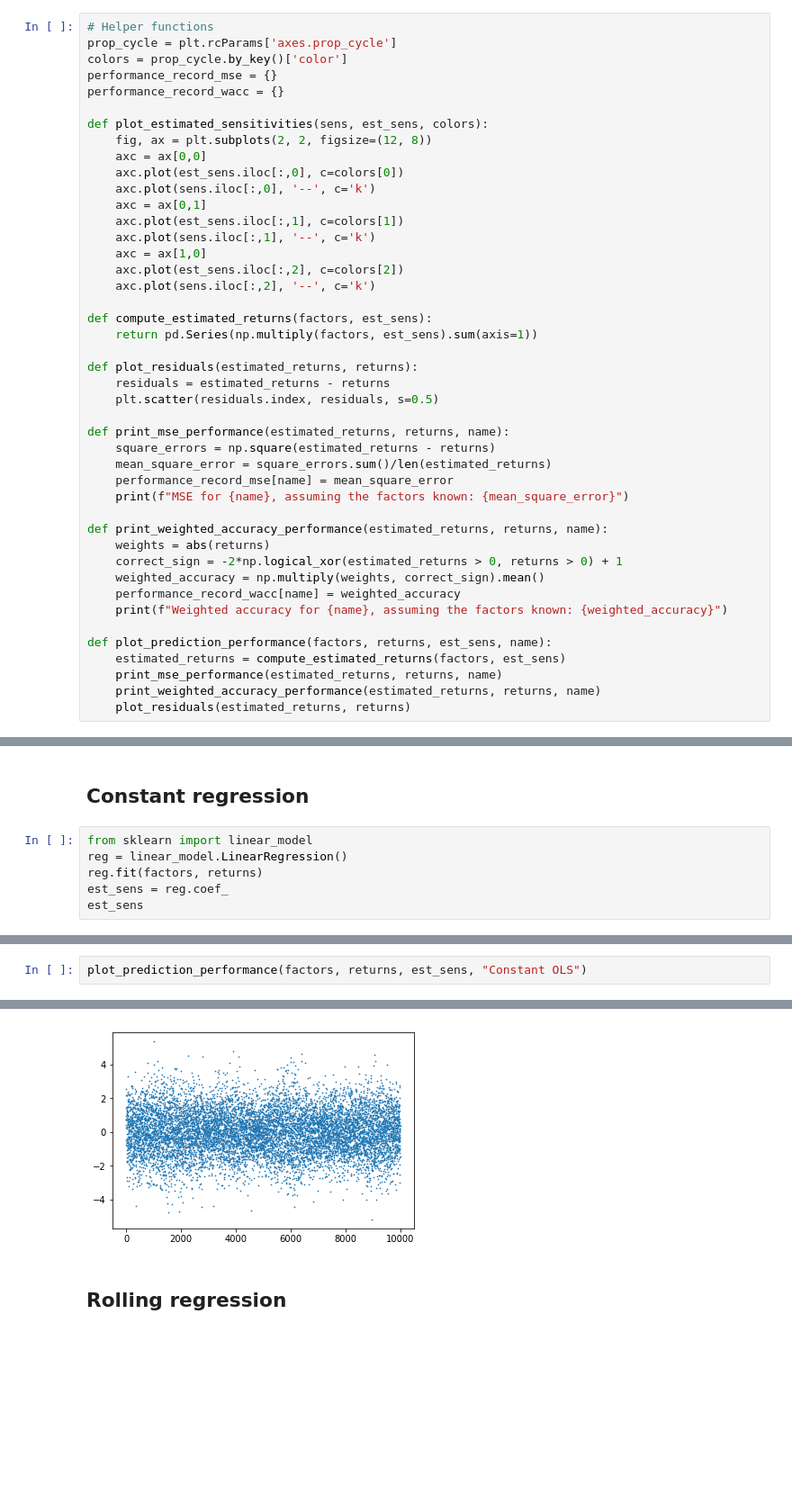
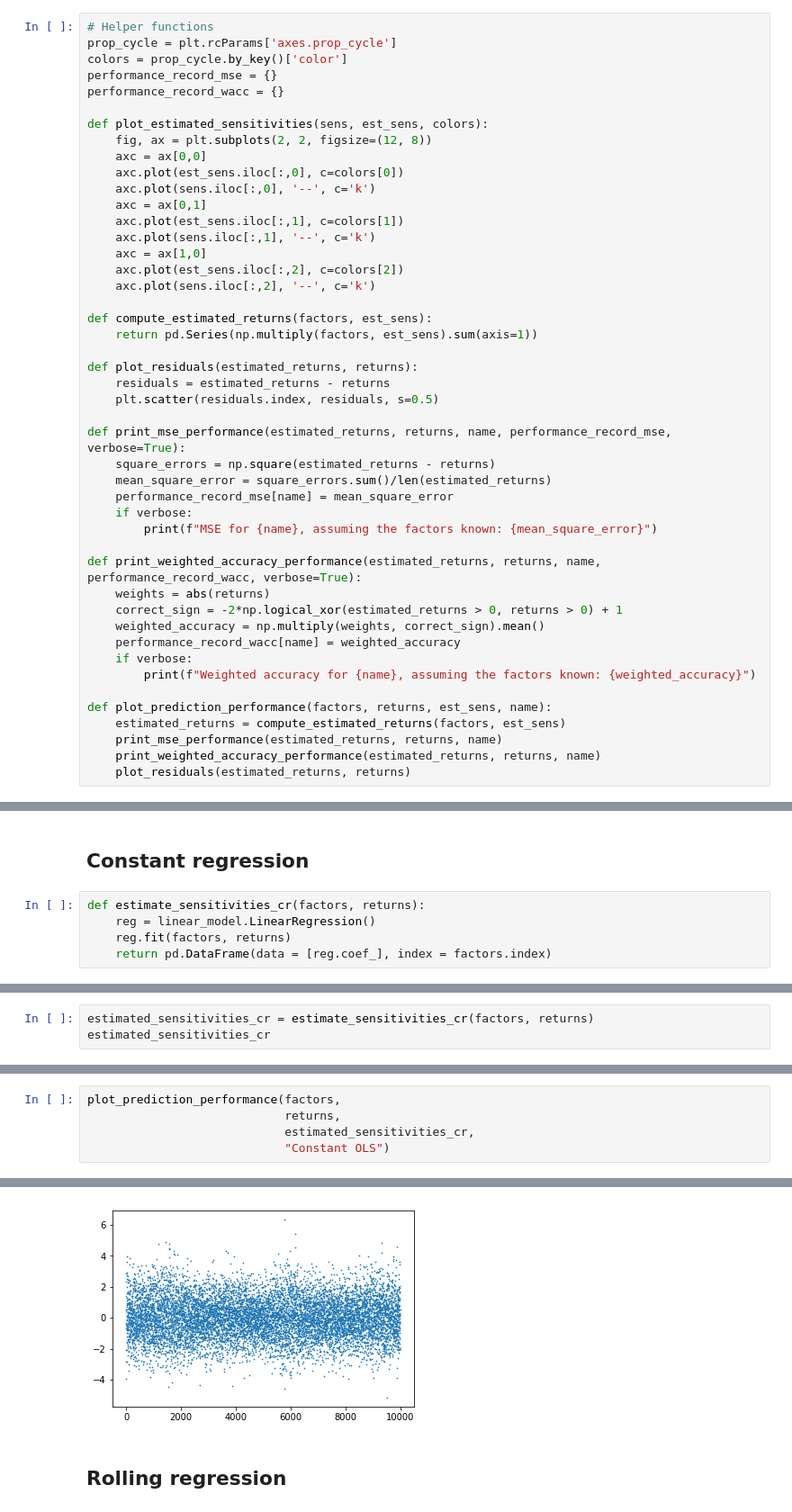
Before and after one commit to sam31415/time-dependent-estimation, a Jupyter notebook: Basic model Kalman.ipynb, the cells around one changed output, grey strips where cells are left out. Shown: that part at 90% size. Saved outputs shown, nothing was run; the diff lists cells and outputs as text; blank space fills up the shorter version.

Commit message:
Add function computing performance statistics

```diff
--- a/Basic model Kalman.ipynb
+++ b/Basic model Kalman.ipynb
@@ -52,18 +53,20 @@ def plot_residuals(estimated_returns, returns):
     residuals = estimated_returns - returns
     plt.scatter(residuals.index, residuals, s=0.5)
 
-def print_mse_performance(estimated_returns, returns, name):
+def print_mse_performance(estimated_returns, returns, name, performance_record_mse, verbose=True):
     square_errors = np.square(estimated_returns - returns)
     mean_square_error = square_errors.sum()/len(estimated_returns)
     performance_record_mse[name] = mean_square_error
-    print(f"MSE for {name}, assuming the factors known: {mean_square_error}")
+    if verbose:
+        print(f"MSE for {name}, assuming the factors known: {mean_square_error}")
 
-def print_weighted_accuracy_performance(estimated_returns, returns, name):
+def print_weighted_accuracy_performance(estimated_returns, returns, name, performance_record_wacc, verbose=True):
     weights = abs(returns)
     correct_sign = -2*np.logical_xor(estimated_returns > 0, returns > 0) + 1
     weighted_accuracy = np.multiply(weights, correct_sign).mean()
     performance_record_wacc[name] = weighted_accuracy
-    print(f"Weighted accuracy for {name}, assuming the factors known: {weighted_accuracy}")
+    if verbose:
+        print(f"Weighted accuracy for {name}, assuming the factors known: {weighted_accuracy}")
 
 def plot_prediction_performance(factors, returns, est_sens, name):
     estimated_returns = compute_estimated_returns(factors, est_sens)
@@ -108,8 +111,7 @@ returns.cumsum().plot()
 # %% [markdown]
 ## Constant regression
 # %%
-from sklearn import linear_model
-reg = linear_model.LinearRegression()
-reg.fit(factors, returns)
-est_sens = reg.coef_
-est_sens
+def estimate_sensitivities_cr(factors, returns):
+    reg = linear_model.LinearRegression()
+    reg.fit(factors, returns)
+    return pd.DataFrame(data = [reg.coef_], index = factors.index)
@@ -117,0 +118,3 @@ array([0.49218081, 0.54592021, 0.1644213 ])
+# %%
+estimated_sensitivities_cr = estimate_sensitivities_cr(factors, returns)
+estimated_sensitivities_cr
@@ -118,3 +140,6 @@ array([0.49218081, 0.54592021, 0.1644213 ])
 # %%
-plot_prediction_performance(factors, returns, est_sens, "Constant OLS")
+plot_prediction_performance(factors,
+                            returns,
+                            estimated_sensitivities_cr,
+                            "Constant OLS")
 # %% [output]
@@ -123,4 +148,4 @@ Weighted accuracy for Constant OLS, assuming the factors known: 0.59312757830824
-[figure, old version]
+[figure, new version]
 # %% [markdown]
 ## Rolling regression
 # %%
```
Also changed, not shown: parts of 38 cells of this notebook.
